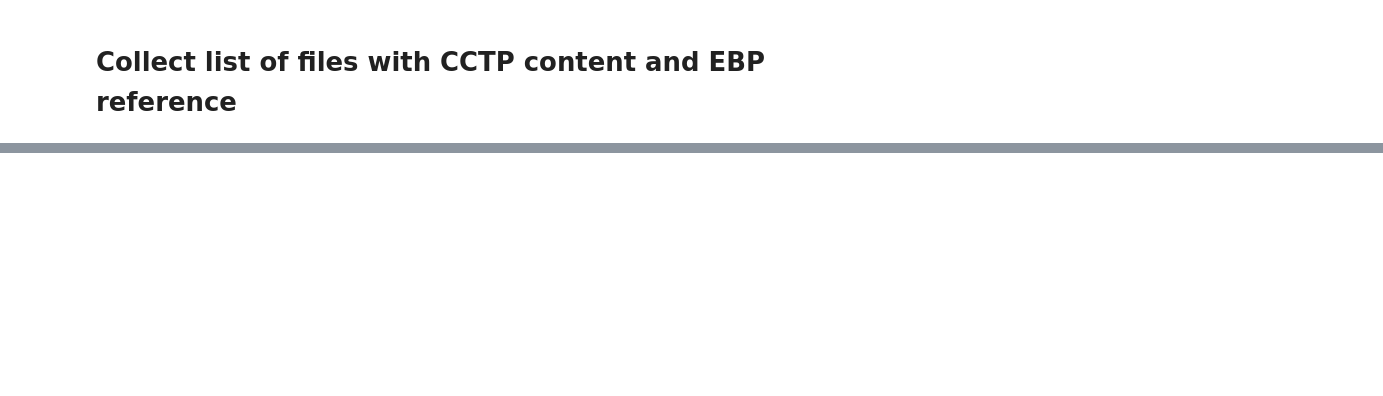
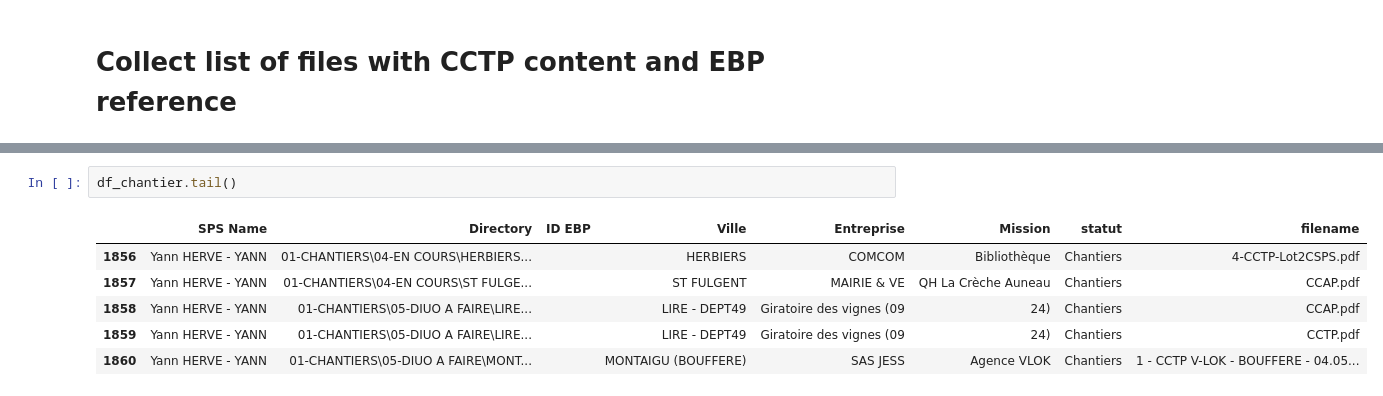
Before and after one commit to JCM-Sid/BidManagement, a Jupyter notebook: collect_files.ipynb, the cells around one changed output, grey strips where cells are left out. Saved outputs shown, nothing was run; the diff lists cells and outputs as text; blank space fills up the shorter version.

```diff
--- a/collect_files.ipynb
+++ b/collect_files.ipynb
@@ -122,0 +280,9 @@ Processing column  14 / 14
+# %%
+df_chantier.tail()
+# %% [output]
+|  | SPS Name | Directory | ID EBP | Ville | Entreprise | Mission | statut | filename |
+| 1856 | Yann HERVE - YANN | 01-CHANTIERS\04-EN COURS\HERBIERS... |  | HERBIERS | COMCOM | Bibliothèque | Chantiers | 4-CCTP-Lot2CSPS.pdf |
+| 1857 | Yann HERVE - YANN | 01-CHANTIERS\04-EN COURS\ST FULGE... |  | ST FULGENT | MAIRIE & VE | QH La Crèche Auneau | Chantiers | CCAP.pdf |
+| 1858 | Yann HERVE - YANN | 01-CHANTIERS\05-DIUO A FAIRE\LIRE... |  | LIRE - DEPT49 | Giratoire des vignes (09 | 24) | Chantiers | CCAP.pdf |
+| 1859 | Yann HERVE - YANN | 01-CHANTIERS\05-DIUO A FAIRE\LIRE... |  | LIRE - DEPT49 | Giratoire des vignes (09 | 24) | Chantiers | CCTP.pdf |
+| 1860 | Yann HERVE - YANN | 01-CHANTIERS\05-DIUO A FAIRE\MONT... |  | MONTAIGU (BOUFFERE) | SAS JESS | Agence VLOK | Chantiers | 1 - CCTP V-LOK - BOUFFERE - 04.05... |
```
Also changed, not shown: parts of 16 cells of this notebook, 2 other files.
